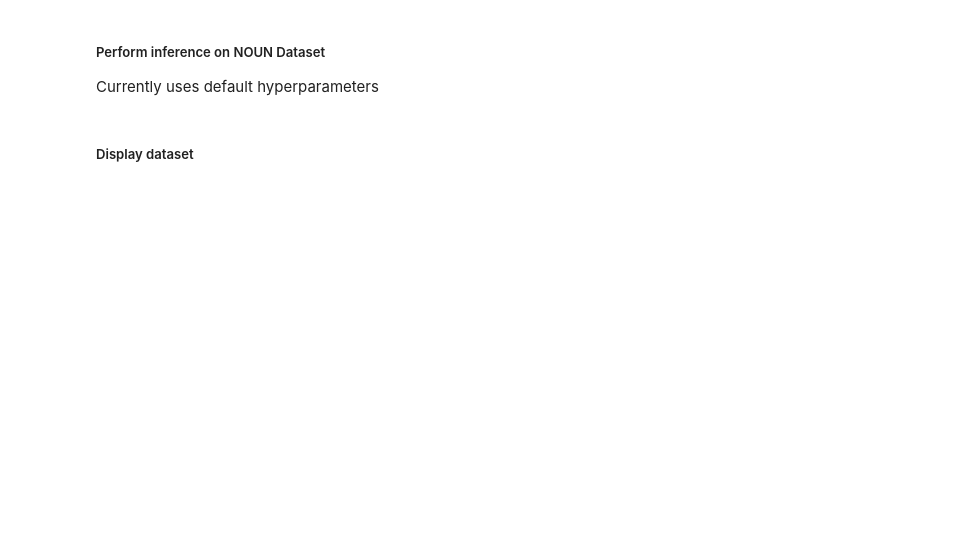
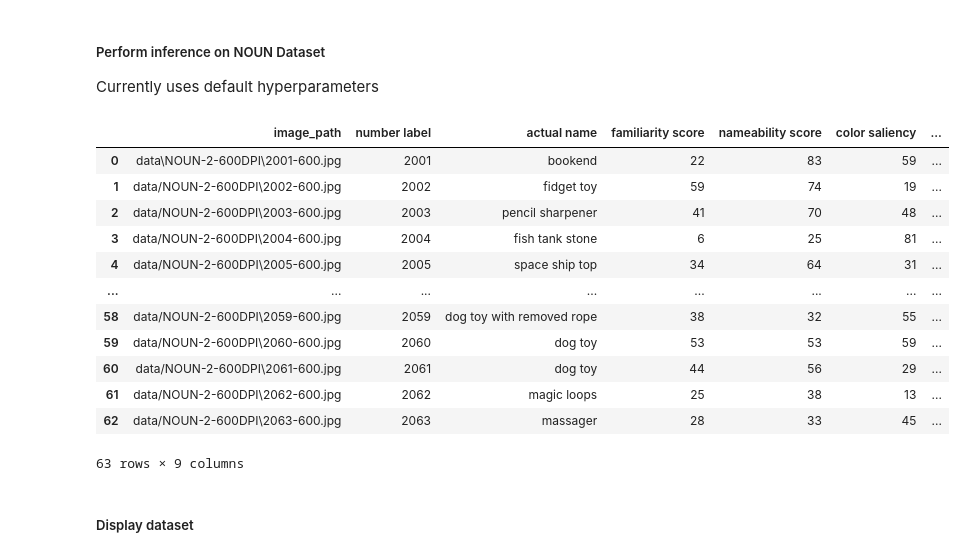
Before and after one commit to juellsprott/thesis-novel-objects, a Jupyter notebook: pipeline.ipynb, the cells around one changed output. Cells and saved outputs as stored; diff of their text form; code cells hidden in the pictures; blank space fills up the shorter version.

```diff
--- a/pipeline.ipynb
+++ b/pipeline.ipynb
@@ -43,19 +71,45 @@ QUESTION = "which colors do you see in the image?"
 # Load data from input file into a pandas DataFrame
 data = pd.read_csv(input_file)
 
+# https://github.com/huggingface/transformers/issues/22146
+# the above link contains more information on param tweaking
+# beam search:
+# model.generate(**inputs, num_beams=5, max_new_tokens=30, repetition_penalty=1.0, length_penalty=1.0, temperature=1)
+# nucleus sampling:
+# model.generate(**inputs, do_sample=True, top_p=0.9)
+# TODO: research how beam search and nucleus sampling work and what other params can be changed
+
+
+
 # Define function to generate text using the model
 def generate_text(row):
     raw_image = Image.open(row[0]).convert("RGB")
     inputs = processor(raw_image, return_tensors="pt").to(DEVICE, torch.float16)
-    generated_ids = model.generate(**inputs, max_new_tokens=20)
-    generated_text = processor.batch_decode(generated_ids, use_nucleus_sampling=True, skip_special_tokens=True)[0].strip()
+    generated_ids = model.generate(**inputs, do_sample=True, top_p=0.9, max_new_tokens=10)
+    generated_text = processor.batch_decode(generated_ids, skip_special_tokens=True)[0].strip()
     return generated_text
 
 # Add new column with generated text using the apply() method and a lambda function
 data['BLIP-2, OPT-2.7b description'] = data.apply(lambda row: generate_text(row), axis=1)
 
 # Write updated data to output file
-data.to_csv(input_file, index=False)
+# data.to_csv(input_file, index=False)
+# %%
+display(data)
+# %% [output]
+|  | image_path | number label | actual name | familiarity score | nameability score | color saliency | ... |
+| 0 | data\NOUN-2-600DPI\2001-600.jpg | 2001 | bookend | 22 | 83 | 59 | ... |
+| 1 | data/NOUN-2-600DPI\2002-600.jpg | 2002 | fidget toy | 59 | 74 | 19 | ... |
+| 2 | data/NOUN-2-600DPI\2003-600.jpg | 2003 | pencil sharpener | 41 | 70 | 48 | ... |
+| 3 | data/NOUN-2-600DPI\2004-600.jpg | 2004 | fish tank stone | 6 | 25 | 81 | ... |
+| 4 | data/NOUN-2-600DPI\2005-600.jpg | 2005 | space ship top | 34 | 64 | 31 | ... |
+| ... | ... | ... | ... | ... | ... | ... | ... |
+| 58 | data/NOUN-2-600DPI\2059-600.jpg | 2059 | dog toy with removed rope | 38 | 32 | 55 | ... |
+| 59 | data/NOUN-2-600DPI\2060-600.jpg | 2060 | dog toy | 53 | 53 | 59 | ... |
+| 60 | data/NOUN-2-600DPI\2061-600.jpg | 2061 | dog toy | 44 | 56 | 29 | ... |
+| 61 | data/NOUN-2-600DPI\2062-600.jpg | 2062 | magic loops | 25 | 38 | 13 | ... |
+| 62 | data/NOUN-2-600DPI\2063-600.jpg | 2063 | massager | 28 | 33 | 45 | ... |
+63 rows × 9 columns
 # %% [markdown]
 ##### Display dataset
 # %%
```
Also changed, not shown: parts of 4 cells of this notebook, 1 other file.
